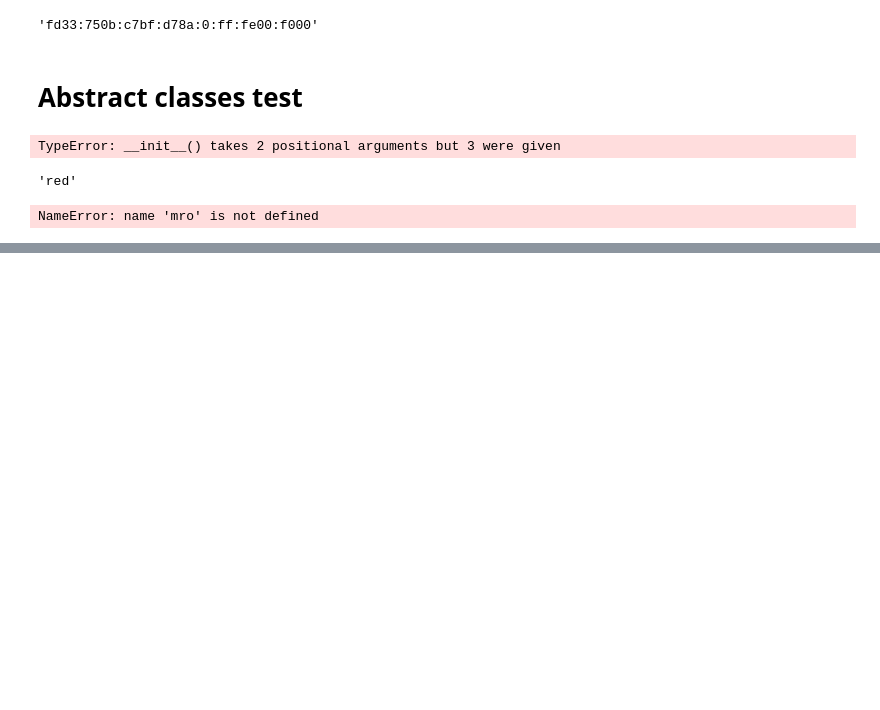
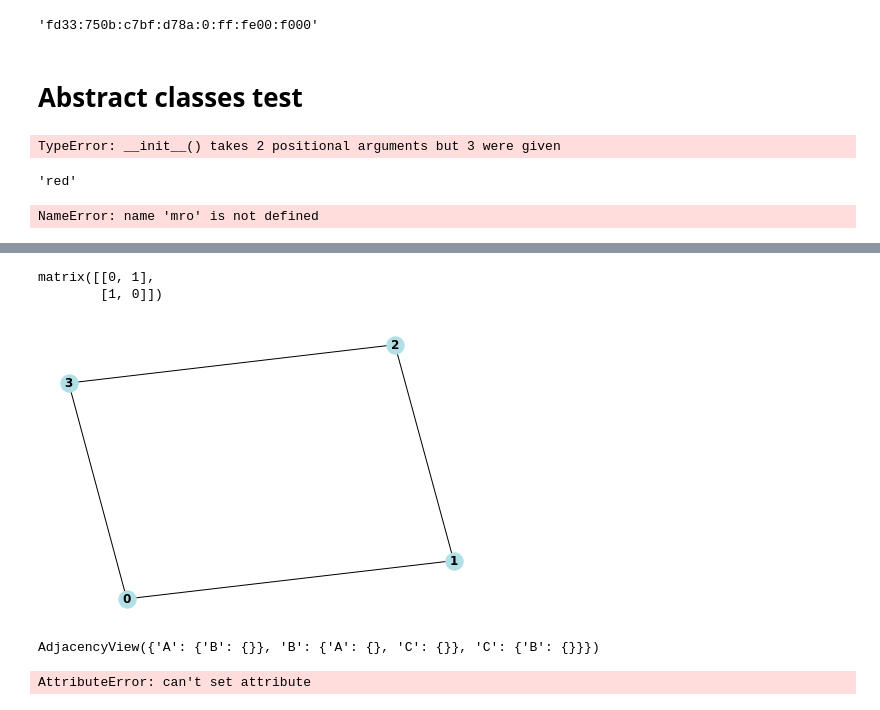
Before and after one commit to jaumecolomhernandez/autoconfig-openthread, a Jupyter notebook: commissioning-tests.ipynb, the cells around one changed output, grey strips where cells are left out. Saved outputs shown, nothing was run; the diff lists cells and outputs as text; code cells hidden in the pictures; blank space fills up the shorter version.

```diff
--- a/commissioning-tests.ipynb
+++ b/commissioning-tests.ipynb
@@ -249,0 +299,7 @@ NameError: name 'mro' is not defined
+# %%
+a = np.matrix([[0,1],
+               [1,0]])
+a
+# %% [output]
+matrix([[0, 1],
+        [1, 0]])
@@ -249,0 +308,4 @@ NameError: name 'mro' is not defined
+# %%
+nx.draw(bina, with_labels=True, font_weight='bold', node_color='powderblue')
+# %% [output]
+[figure, added]
@@ -249,0 +318,4 @@ NameError: name 'mro' is not defined
+# %%
+G.adj
+# %% [output]
+AdjacencyView({'A': {'B': {}}, 'B': {'A': {}, 'C': {}}, 'C': {'B': {}}})
@@ -249,0 +330,4 @@ NameError: name 'mro' is not defined
+# %%
+bina.node
+# %% [output]
+AttributeError: can't set attribute
```
Also changed, not shown: parts of 26 cells of this notebook, 4 other files.
